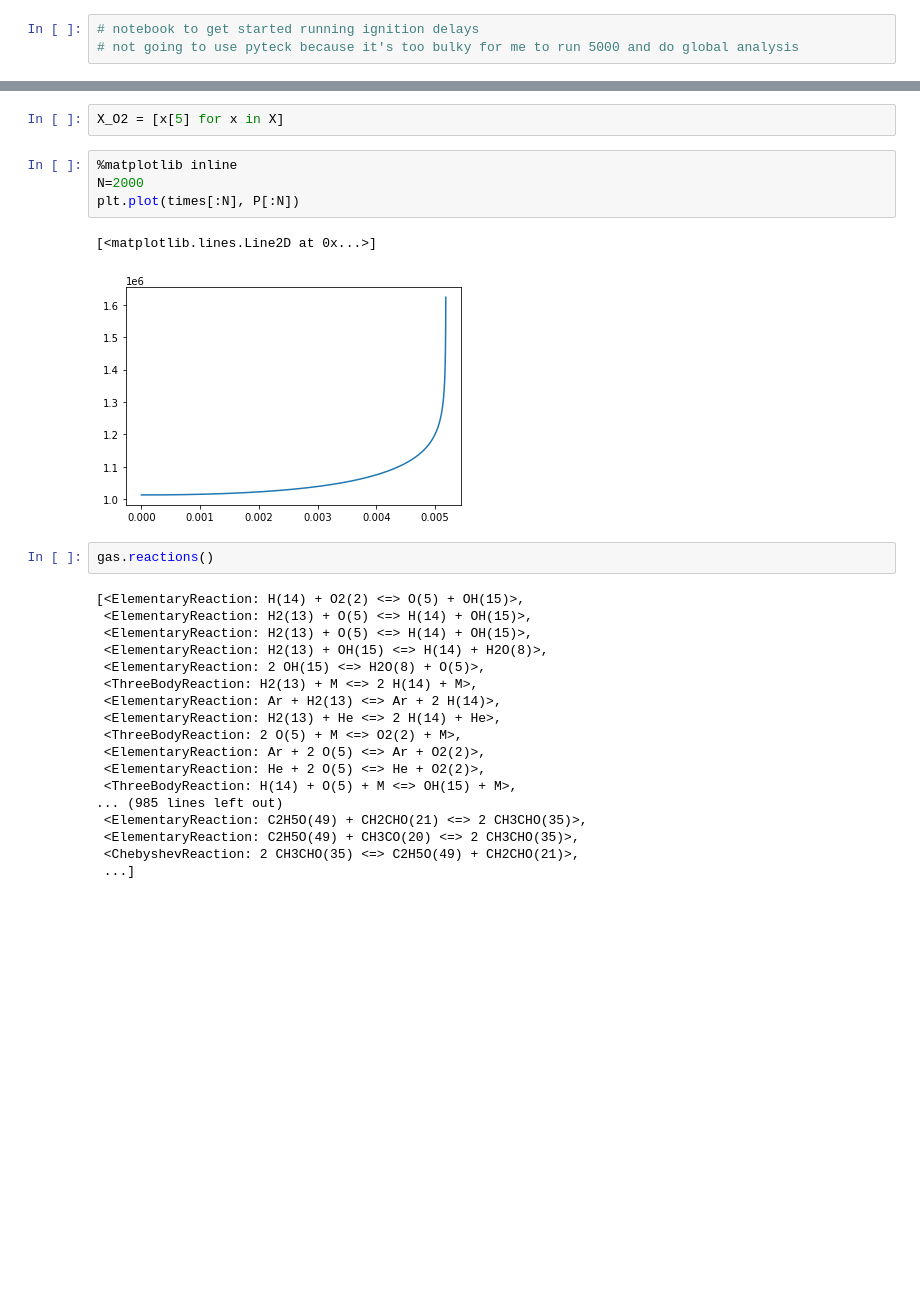
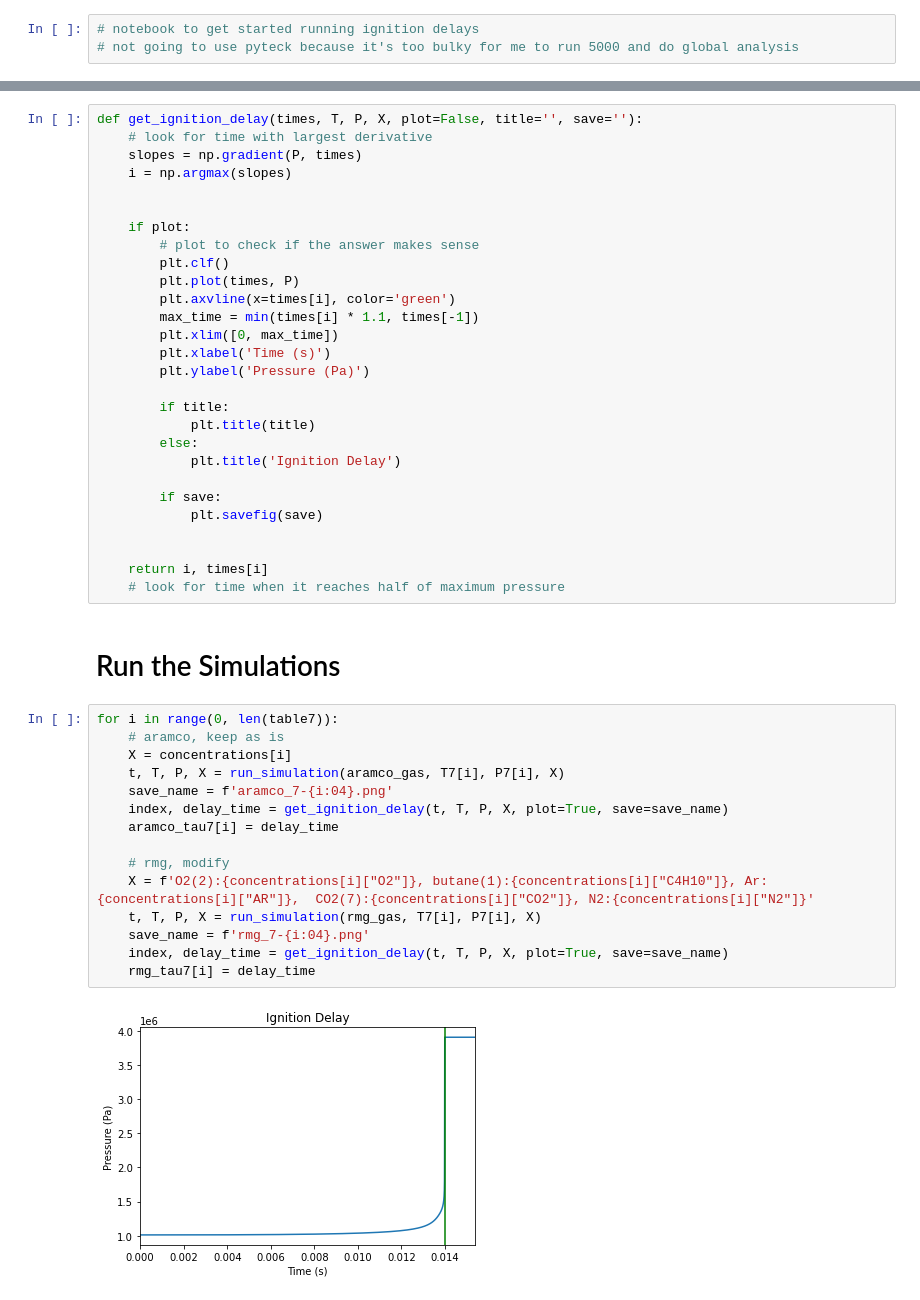
Before and after one commit to comocheng/autoscience, a Jupyter notebook: ignition_delay/ignition_delay_workbook.ipynb, the cells around one changed output, grey strips where cells are left out. Saved outputs shown, nothing was run; the diff lists cells and outputs as text; blank space fills up the shorter version.

Commit message:
ignition workbook plots table7 of experimental data with simulations

```diff
--- a/ignition_delay/ignition_delay_workbook.ipynb
+++ b/ignition_delay/ignition_delay_workbook.ipynb
@@ -114,29 +84,47 @@ times
-# %%
-X_O2 = [x[5] for x in X]
-# %%
-%matplotlib inline
-N=2000
-plt.plot(times[:N], P[:N])
-# %% [output]
-[<matplotlib.lines.Line2D at 0x...>]
-[figure, removed]
-# %%
-gas.reactions()
-# %% [output]
-[<ElementaryReaction: H(14) + O2(2) <=> O(5) + OH(15)>,
- <ElementaryReaction: H2(13) + O(5) <=> H(14) + OH(15)>,
- <ElementaryReaction: H2(13) + O(5) <=> H(14) + OH(15)>,
- <ElementaryReaction: H2(13) + OH(15) <=> H(14) + H2O(8)>,
- <ElementaryReaction: 2 OH(15) <=> H2O(8) + O(5)>,
- <ThreeBodyReaction: H2(13) + M <=> 2 H(14) + M>,
- <ElementaryReaction: Ar + H2(13) <=> Ar + 2 H(14)>,
- <ElementaryReaction: H2(13) + He <=> 2 H(14) + He>,
- <ThreeBodyReaction: 2 O(5) + M <=> O2(2) + M>,
- <ElementaryReaction: Ar + 2 O(5) <=> Ar + O2(2)>,
- <ElementaryReaction: He + 2 O(5) <=> He + O2(2)>,
- <ThreeBodyReaction: H(14) + O(5) + M <=> OH(15) + M>,
-... (985 lines left out)
- <ElementaryReaction: C2H5O(49) + CH2CHO(21) <=> 2 CH3CHO(35)>,
- <ElementaryReaction: C2H5O(49) + CH3CO(20) <=> 2 CH3CHO(35)>,
- <ChebyshevReaction: 2 CH3CHO(35) <=> C2H5O(49) + CH2CHO(21)>,
- ...]
+# %%
+def get_ignition_delay(times, T, P, X, plot=False, title='', save=''):
+    # look for time with largest derivative
+    slopes = np.gradient(P, times)
+    i = np.argmax(slopes)
+
+
+    if plot:
+        # plot to check if the answer makes sense
+        plt.clf()
+        plt.plot(times, P)
+        plt.axvline(x=times[i], color='green')
+        max_time = min(times[i] * 1.1, times[-1])
+        plt.xlim([0, max_time])
+        plt.xlabel('Time (s)')
+        plt.ylabel('Pressure (Pa)')
+
+        if title:
+            plt.title(title)
+        else:
+            plt.title('Ignition Delay')
+
+        if save:
+            plt.savefig(save)
+
+
+    return i, times[i]
+    # look for time when it reaches half of maximum pressure
+# %% [markdown]
+# Run the Simulations
+# %%
+for i in range(0, len(table7)):
+    # aramco, keep as is
+    X = concentrations[i]
+    t, T, P, X = run_simulation(aramco_gas, T7[i], P7[i], X)
+    save_name = f'aramco_7-{i:04}.png'
+    index, delay_time = get_ignition_delay(t, T, P, X, plot=True, save=save_name)
+    aramco_tau7[i] = delay_time
+
+    # rmg, modify
+    X = f'O2(2):{concentrations[i]["O2"]}, butane(1):{concentrations[i]["C4H10"]}, Ar:{concentrations[i]["AR"]},  CO2(7):{concentrations[i]["CO2"]}, N2:{concentrations[i]["N2"]}'
+    t, T, P, X = run_simulation(rmg_gas, T7[i], P7[i], X)
+    save_name = f'rmg_7-{i:04}.png'
+    index, delay_time = get_ignition_delay(t, T, P, X, plot=True, save=save_name)
+    rmg_tau7[i] = delay_time
+# %% [output]
+[figure, added]
```
Also changed, not shown: parts of 15 cells of this notebook.
